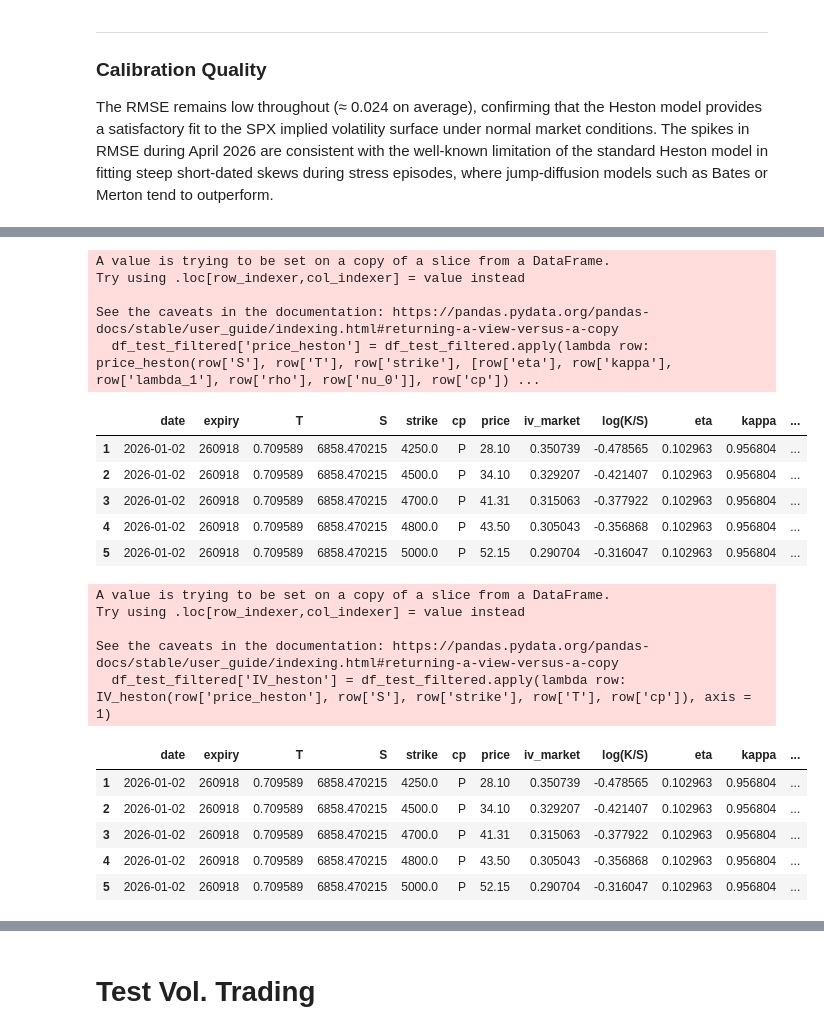
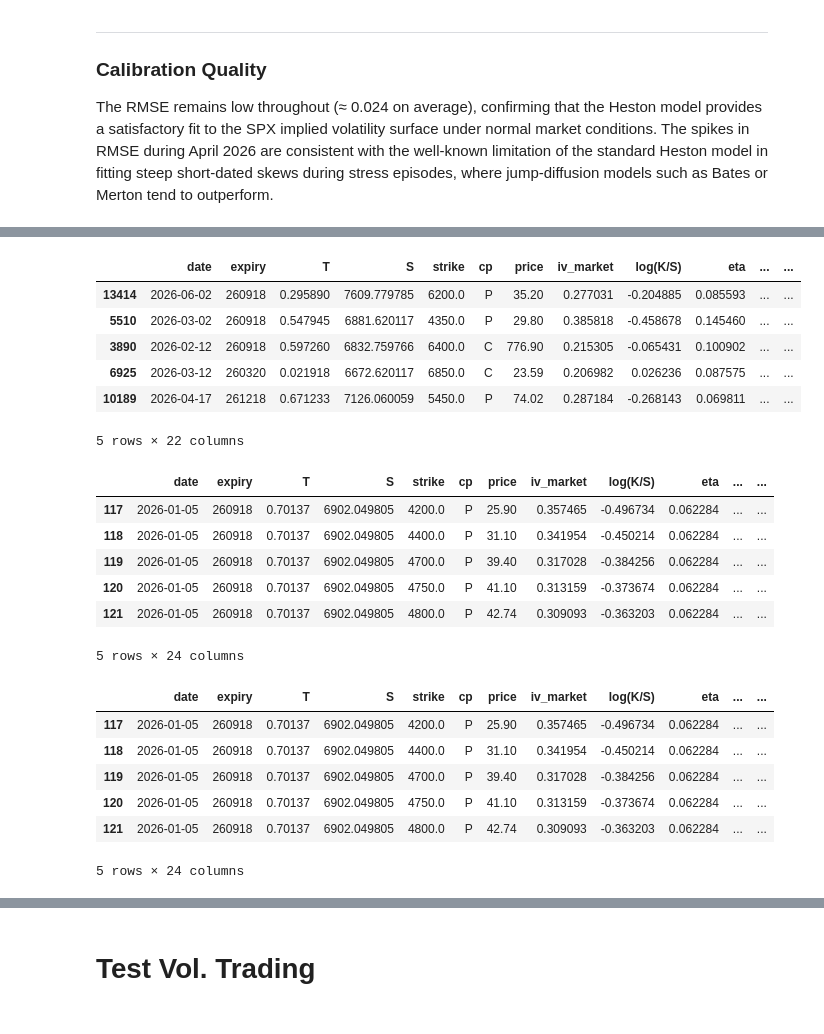
Before and after one commit to victormaury25/option-pricing-fft, a Jupyter notebook: FFT option pricing.ipynb, the cells around one changed output, grey strips where cells are left out. Drawn from its saved outputs; the diff is of its cells as text; code cells hidden in the pictures.

```diff
--- a/FFT option pricing.ipynb
+++ b/FFT option pricing.ipynb
@@ -753,0 +750,3 @@ df_params.head()
+# %%
+df_params = pd.read_csv('df_params.csv', parse_dates=['date'])
+df_params.head()
@@ -802,8 +808,11 @@ The most economically informative parameter on a day-to-day basis, as it capture
 
 The RMSE remains low throughout (≈ 0.024 on average), confirming that the Heston model provides a satisfactory fit to the SPX implied volatility surface under normal market conditions. The spikes in RMSE during April 2026 are consistent with the well-known limitation of the standard Heston model in fitting steep short-dated skews during stress episodes, where jump-diffusion models such as Bates or Merton tend to outperform.
 # %%
-df_params.index.name = 'date'
+for param in params:
+    df_params[param + '_lag'] = df_params[param].shift(1)
+
 df_test = df_iv.merge(df_params, on='date', how='inner')
+df_test = df_test.dropna()
 df_test.head()
 # %% [output]
 |  | date | expiry | T | S | strike | cp | price | iv_market | log(K/S) | eta | kappa | ... |
@@ -815,5 +824,6 @@ df_test.head()
 # %%
-df_test_filtered = df_test[np.abs(df['log(K/S)'])<= 0.5]
+df_test_filtered = df_test[np.abs(df_test['log(K/S)'])<= 0.5].copy()
+
 df_test_filtered.head()
 # %% [output]
 |  | date | expiry | T | S | strike | cp | price | iv_market | log(K/S) | eta | kappa | ... |
@@ -834,21 +844,28 @@ def price_heston(S_i, T_i, K, params, cp):
     return call_price
 
 df_test_filtered['price_heston'] = df_test_filtered.apply(lambda row: price_heston(row['S'], row['T'], row['strike'], [row['eta'], row['kappa'], row['lambda_1'], row['rho'], row['nu_0']], row['cp']), axis=1)
+df_test_filtered['price_heston_lag'] = df_test_filtered.apply(lambda row: price_heston(row['S'], row['T'], row['strike'], [row['eta_lag'], row['kappa_lag'], row['lambda_1_lag'], row['rho_lag'], row['nu_0_lag']], row['cp']), axis=1)
-# %% [output]
-A value is trying to be set on a copy of a slice from a DataFrame.
-Try using .loc[row_indexer,col_indexer] = value instead
-
-See the caveats in the documentation: https://pandas.pydata.org/pandas-docs/stable/user_guide/indexing.html#returning-a-view-versus-a-copy
-  df_test_filtered['price_heston'] = df_test_filtered.apply(lambda row: price_heston(row['S'], row['T'], row['strike'], [row['eta'], row['kappa'], row['lambda_1'], row['rho'], row['nu_0']], row['cp']) ...
 # %%
-df_test_filtered.head()
+df_test_filtered.sample(5)
 # %% [output]
-|  | date | expiry | T | S | strike | cp | price | iv_market | log(K/S) | eta | kappa | ... |
-| 1 | 2026-01-02 | 260918 | 0.709589 | 6858.470215 | 4250.0 | P | 28.10 | 0.350739 | -0.478565 | 0.102963 | 0.956804 | ... |
-| 2 | 2026-01-02 | 260918 | 0.709589 | 6858.470215 | 4500.0 | P | 34.10 | 0.329207 | -0.421407 | 0.102963 | 0.956804 | ... |
-| 3 | 2026-01-02 | 260918 | 0.709589 | 6858.470215 | 4700.0 | P | 41.31 | 0.315063 | -0.377922 | 0.102963 | 0.956804 | ... |
-| 4 | 2026-01-02 | 260918 | 0.709589 | 6858.470215 | 4800.0 | P | 43.50 | 0.305043 | -0.356868 | 0.102963 | 0.956804 | ... |
-| 5 | 2026-01-02 | 260918 | 0.709589 | 6858.470215 | 5000.0 | P | 52.15 | 0.290704 | -0.316047 | 0.102963 | 0.956804 | ... |
+|  | date | expiry | T | S | strike | cp | price | iv_market | log(K/S) | eta | ... | ... |
+| 13414 | 2026-06-02 | 260918 | 0.295890 | 7609.779785 | 6200.0 | P | 35.20 | 0.277031 | -0.204885 | 0.085593 | ... | ... |
+| 5510 | 2026-03-02 | 260918 | 0.547945 | 6881.620117 | 4350.0 | P | 29.80 | 0.385818 | -0.458678 | 0.145460 | ... | ... |
+| 3890 | 2026-02-12 | 260918 | 0.597260 | 6832.759766 | 6400.0 | C | 776.90 | 0.215305 | -0.065431 | 0.100902 | ... | ... |
+| 6925 | 2026-03-12 | 260320 | 0.021918 | 6672.620117 | 6850.0 | C | 23.59 | 0.206982 | 0.026236 | 0.087575 | ... | ... |
+| 10189 | 2026-04-17 | 261218 | 0.671233 | 7126.060059 | 5450.0 | P | 74.02 | 0.287184 | -0.268143 | 0.069811 | ... | ... |
+5 rows × 22 columns
+# %%
+df_test_filtered = df_test_filtered[(df_test_filtered['lambda_1_lag']<2) & (df_test_filtered['price_heston_lag'] >= 0)].copy()
+df_test_filtered.head()
+# %% [output]
+|  | date | expiry | T | S | strike | cp | price | iv_market | log(K/S) | eta | ... | ... |
+| 117 | 2026-01-05 | 260918 | 0.70137 | 6902.049805 | 4200.0 | P | 25.90 | 0.357465 | -0.496734 | 0.062284 | ... | ... |
+| 118 | 2026-01-05 | 260918 | 0.70137 | 6902.049805 | 4400.0 | P | 31.10 | 0.341954 | -0.450214 | 0.062284 | ... | ... |
+| 119 | 2026-01-05 | 260918 | 0.70137 | 6902.049805 | 4700.0 | P | 39.40 | 0.317028 | -0.384256 | 0.062284 | ... | ... |
+| 120 | 2026-01-05 | 260918 | 0.70137 | 6902.049805 | 4750.0 | P | 41.10 | 0.313159 | -0.373674 | 0.062284 | ... | ... |
+| 121 | 2026-01-05 | 260918 | 0.70137 | 6902.049805 | 4800.0 | P | 42.74 | 0.309093 | -0.363203 | 0.062284 | ... | ... |
+5 rows × 24 columns
 # %%
 def BS_call(S0, K, r, T, sigma):
     d1 = (np.log(S0/K) + (r + 0.5*sigma**2)*T) / (sigma*np.sqrt(T))
@@ -871,16 +888,14 @@ def IV_heston(price_heston, S, K, T, cp):
         return iv
 
 df_test_filtered['IV_heston'] = df_test_filtered.apply(lambda row: IV_heston(row['price_heston'], row['S'], row['strike'], row['T'], row['cp']), axis = 1)
-df_test_filtered.head()
+df_test_filtered['IV_heston_lag'] = df_test_filtered.apply(lambda row: IV_heston(row['price_heston_lag'], row['S'], row['strike'], row['T'], row['cp']), axis = 1)
+df_test_filtered_2 = df_test_filtered.copy()
+df_test_filtered_2.head()
 # %% [output]
+|  | date | expiry | T | S | strike | cp | price | iv_market | log(K/S) | eta | ... | ... |
+| 117 | 2026-01-05 | 260918 | 0.70137 | 6902.049805 | 4200.0 | P | 25.90 | 0.357465 | -0.496734 | 0.062284 | ... | ... |
+| 118 | 2026-01-05 | 260918 | 0.70137 | 6902.049805 | 4400.0 | P | 31.10 | 0.341954 | -0.450214 | 0.062284 | ... | ... |
+| 119 | 2026-01-05 | 260918 | 0.70137 | 6902.049805 | 4700.0 | P | 39.40 | 0.317028 | -0.384256 | 0.062284 | ... | ... |
+| 120 | 2026-01-05 | 260918 | 0.70137 | 6902.049805 | 4750.0 | P | 41.10 | 0.313159 | -0.373674 | 0.062284 | ... | ... |
+| 121 | 2026-01-05 | 260918 | 0.70137 | 6902.049805 | 4800.0 | P | 42.74 | 0.309093 | -0.363203 | 0.062284 | ... | ... |
-A value is trying to be set on a copy of a slice from a DataFrame.
-Try using .loc[row_indexer,col_indexer] = value instead
-
-See the caveats in the documentation: https://pandas.pydata.org/pandas-docs/stable/user_guide/indexing.html#returning-a-view-versus-a-copy
-  df_test_filtered['IV_heston'] = df_test_filtered.apply(lambda row: IV_heston(row['price_heston'], row['S'], row['strike'], row['T'], row['cp']), axis = 1)
+5 rows × 24 columns
-|  | date | expiry | T | S | strike | cp | price | iv_market | log(K/S) | eta | kappa | ... |
-| 1 | 2026-01-02 | 260918 | 0.709589 | 6858.470215 | 4250.0 | P | 28.10 | 0.350739 | -0.478565 | 0.102963 | 0.956804 | ... |
-| 2 | 2026-01-02 | 260918 | 0.709589 | 6858.470215 | 4500.0 | P | 34.10 | 0.329207 | -0.421407 | 0.102963 | 0.956804 | ... |
-| 3 | 2026-01-02 | 260918 | 0.709589 | 6858.470215 | 4700.0 | P | 41.31 | 0.315063 | -0.377922 | 0.102963 | 0.956804 | ... |
-| 4 | 2026-01-02 | 260918 | 0.709589 | 6858.470215 | 4800.0 | P | 43.50 | 0.305043 | -0.356868 | 0.102963 | 0.956804 | ... |
-| 5 | 2026-01-02 | 260918 | 0.709589 | 6858.470215 | 5000.0 | P | 52.15 | 0.290704 | -0.316047 | 0.102963 | 0.956804 | ... |
```
Also changed, not shown: parts of 14 cells of this notebook.
